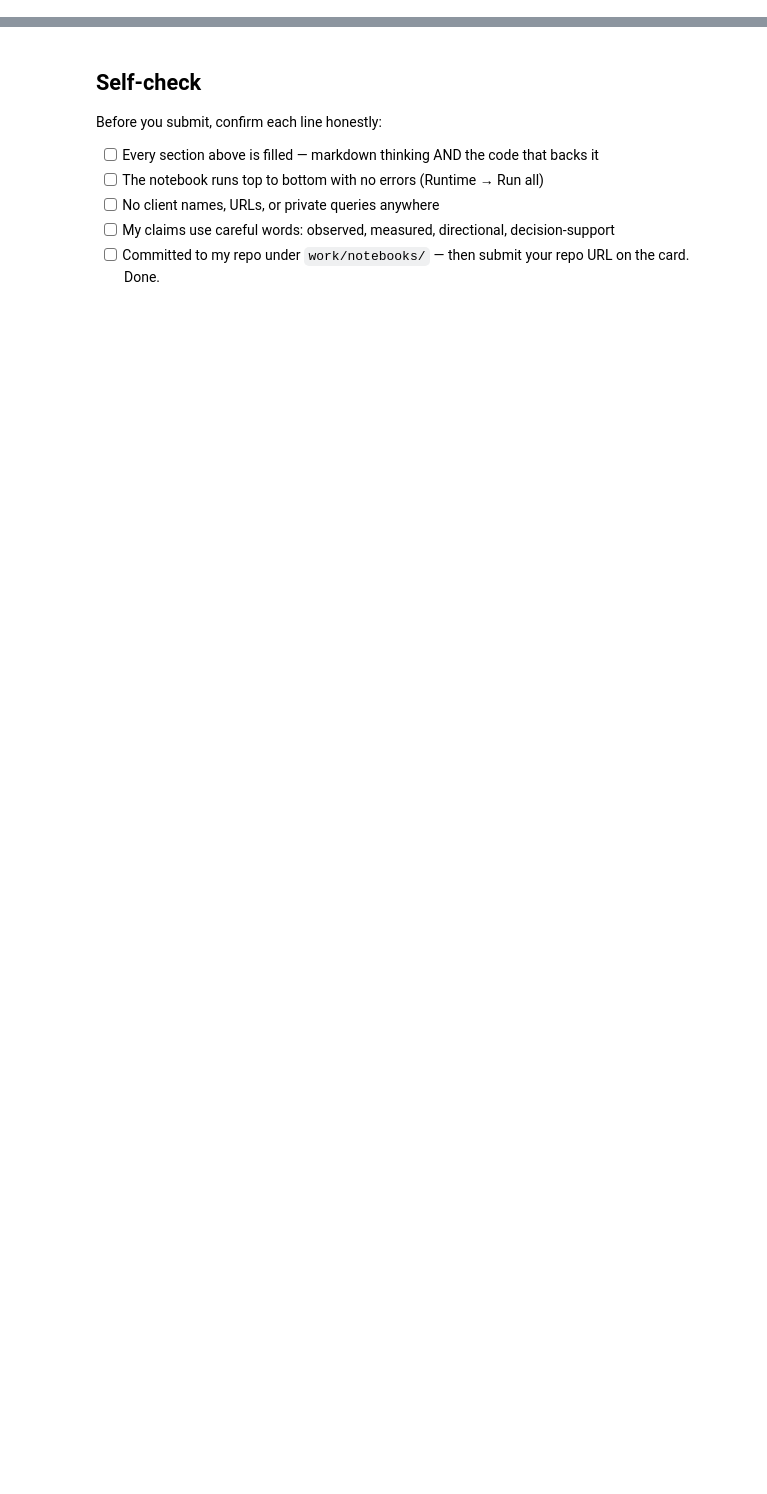
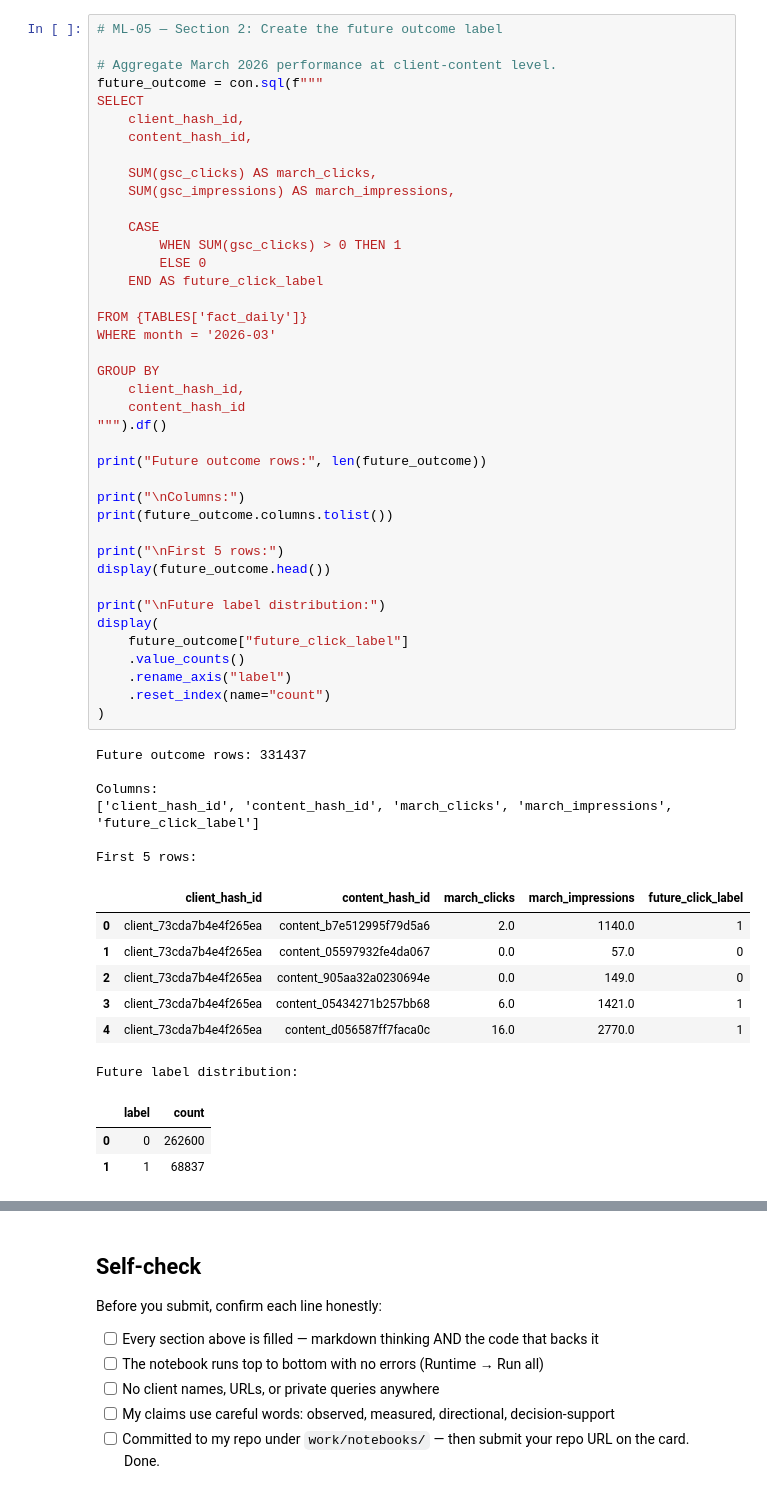
Before and after one commit to 124pritivarma6001-commits/flyrank_internship_ml, a Jupyter notebook: work/notebooks/w03_feature_leakage_check.ipynb, the cells around one changed output, grey strips where cells are left out. Saved outputs shown, nothing was run; the diff lists cells and outputs as text; blank space fills up the shorter version.

```diff
--- a/work/notebooks/w03_feature_leakage_check.ipynb
+++ b/work/notebooks/w03_feature_leakage_check.ipynb
@@ -36,0 +121,57 @@ This skeleton is yours to fill. Work the sections **in order** — each one has
+# %%
+# ML-05 — Section 2: Create the future outcome label
+
+# Aggregate March 2026 performance at client-content level.
+future_outcome = con.sql(f"""
+SELECT
+    client_hash_id,
+    content_hash_id,
+
+    SUM(gsc_clicks) AS march_clicks,
+    SUM(gsc_impressions) AS march_impressions,
+
+    CASE
+        WHEN SUM(gsc_clicks) > 0 THEN 1
+        ELSE 0
+    END AS future_click_label
+
+FROM {TABLES['fact_daily']}
+WHERE month = '2026-03'
+
+GROUP BY
+    client_hash_id,
+    content_hash_id
+""").df()
+
+print("Future outcome rows:", len(future_outcome))
+
+print("\nColumns:")
+print(future_outcome.columns.tolist())
+
+print("\nFirst 5 rows:")
+display(future_outcome.head())
+
+print("\nFuture label distribution:")
+display(
+    future_outcome["future_click_label"]
+    .value_counts()
+    .rename_axis("label")
+    .reset_index(name="count")
+)
+# %% [output]
+Future outcome rows: 331437
+
+Columns:
+['client_hash_id', 'content_hash_id', 'march_clicks', 'march_impressions', 'future_click_label']
+
+First 5 rows:
+|  | client_hash_id | content_hash_id | march_clicks | march_impressions | future_click_label |
+| 0 | client_73cda7b4e4f265ea | content_b7e512995f79d5a6 | 2.0 | 1140.0 | 1 |
+| 1 | client_73cda7b4e4f265ea | content_05597932fe4da067 | 0.0 | 57.0 | 0 |
+| 2 | client_73cda7b4e4f265ea | content_905aa32a0230694e | 0.0 | 149.0 | 0 |
+| 3 | client_73cda7b4e4f265ea | content_05434271b257bb68 | 6.0 | 1421.0 | 1 |
+| 4 | client_73cda7b4e4f265ea | content_d056587ff7faca0c | 16.0 | 2770.0 | 1 |
+Future label distribution:
+|  | label | count |
+| 0 | 0 | 262600 |
+| 1 | 1 | 68837 |
```
Also changed, not shown: parts of 18 cells of this notebook.
